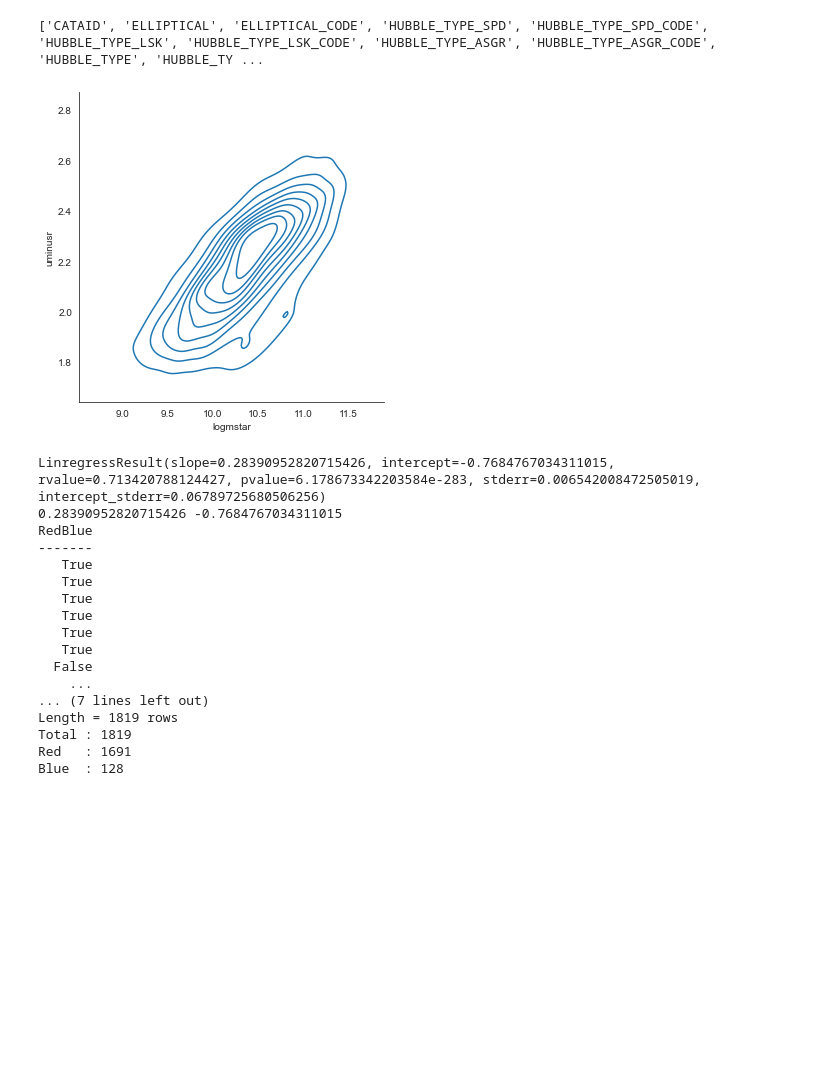
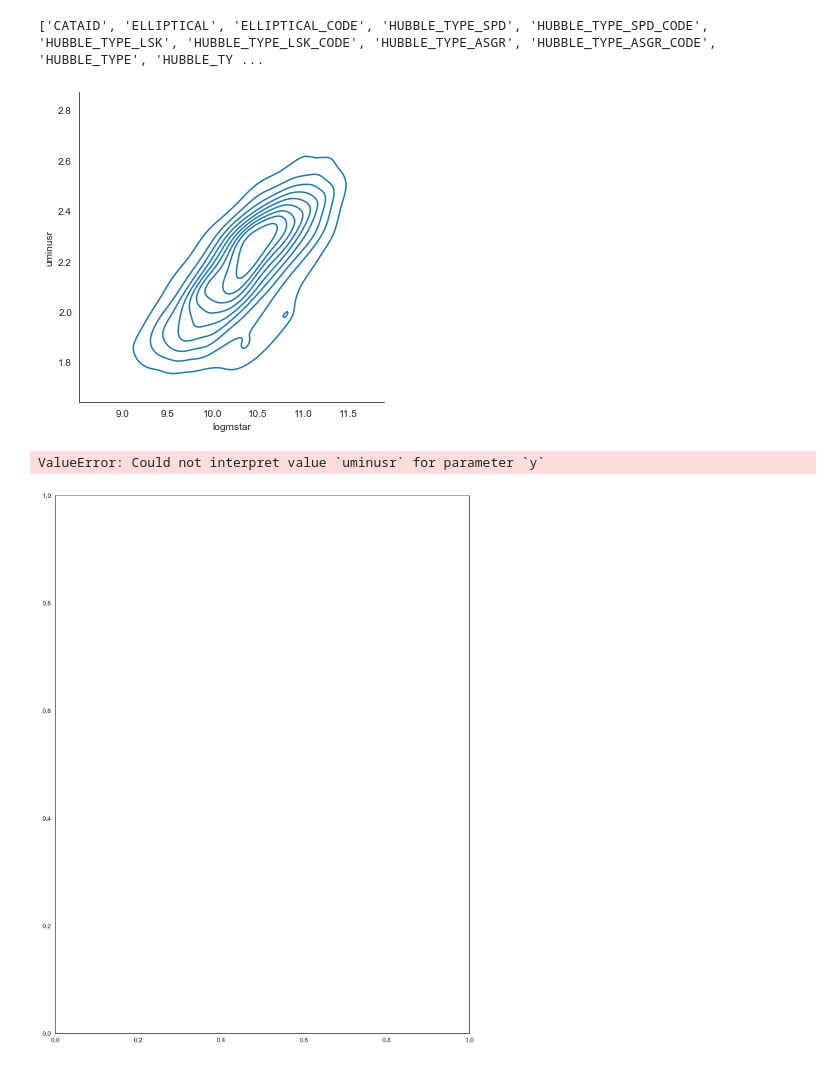
Before and after one commit to KeithSloan/MSc_Project, a Jupyter notebook: Jupyter/AstropyTable/CountourMaps.ipynb, the cells around one changed output. Saved outputs shown, nothing was run; the diff lists cells and outputs as text; code cells hidden in the pictures; blank space fills up the shorter version.

```diff
--- a/Jupyter/AstropyTable/CountourMaps.ipynb
+++ b/Jupyter/AstropyTable/CountourMaps.ipynb
@@ -6,6 +6,7 @@ import seaborn as sns
 import pandas as pd
 from scipy import stats
 
+# CLEAN Data
 RErange = Table.read('../../GAMA_Data/REMassEClassEmeasure.fits')
 RErange = RErange[RErange['SurfaceDensityFlag'] == 0]
 #RErange = RErange[RErange['SurfaceDensity'] < 50]
@@ -28,47 +29,42 @@ df = RErange.to_pandas()
 #df = pd.DataFrame(values,columns=['x', 'y'])
 #df = pd.DataFrame(values)
 #df = pd.DataFrame()
 #df[xfield] = RErange[xfield]
 #df[yfield] = RErange[yfield]
 #df = pd.DataFrame(RErange[xfield],RErange[yfield], columns=['x', 'y'])
 #print(df)
 # Basic 2D density plot
 #sns.kdeplot(x=RErange[xfield], y=RErange[yfield], cmap='Blues')
 #sns.displot(df, x=xfield, y=yfield, kind="kde")
 sns.displot(df, x='logmstar', y='uminusr', kind="kde")
 #sns.displot(df, kind="kde")
 #sns.kdeplot(df);
 #sns.kdeplot(RErange[xfield], RErange[yfield], cmap='Blues')
 plt.show()
+
+
+
+fig = plt.figure(figsize=(12, 16), dpi=200)
+ax1 = fig.add_subplot(1, 1, 1)
+#sns.kdeplot(RErange[xfield],RErange[yfield], ax = ax1, cmap='Blues')
+sns.kdeplot(df,x='logmstar', y='uminusr', ax = ax1, cmap='Blues')
+
+
+
 print(stats.linregress(RErange[xfield],RErange[yfield]))
 m,c,r,p,e = stats.linregress(RErange[xfield],RErange[yfield])
 print(m,c)
 delta = 0.2
 RErange.add_column(RErange[yfield] > RErange[xfield]*m + c-delta,name='RedBlue')
 print(RErange['RedBlue'])
 red = len(RErange[RErange['RedBlue'] == True])
 num = len(RErange)
 blue = num - red
 print('Total : '+str(num))
 print('Red   : '+str(red))
 print('Blue  : '+str(blue))
 # %% [output]
 ['CATAID', 'ELLIPTICAL', 'ELLIPTICAL_CODE', 'HUBBLE_TYPE_SPD', 'HUBBLE_TYPE_SPD_CODE', 'HUBBLE_TYPE_LSK', 'HUBBLE_TYPE_LSK_CODE', 'HUBBLE_TYPE_ASGR', 'HUBBLE_TYPE_ASGR_CODE', 'HUBBLE_TYPE', 'HUBBLE_TY ...
 [figure]
-LinregressResult(slope=0.28390952820715426, intercept=-0.7684767034311015, rvalue=0.713420788124427, pvalue=6.178673342203584e-283, stderr=0.006542008472505019, intercept_stderr=0.06789725680506256)
-0.28390952820715426 -0.7684767034311015
-RedBlue
--------
-   True
-   True
-   True
-   True
-   True
-   True
-  False
-    ...
-... (7 lines left out)
-Length = 1819 rows
-Total : 1819
-Red   : 1691
-Blue  : 128
+ValueError: Could not interpret value `uminusr` for parameter `y`
+[figure, added]
```
Also changed, not shown: 6 other files.
